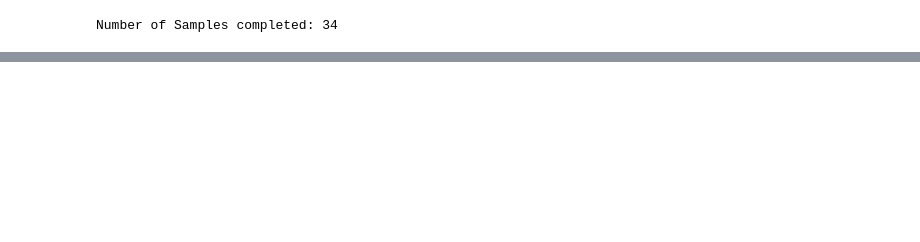
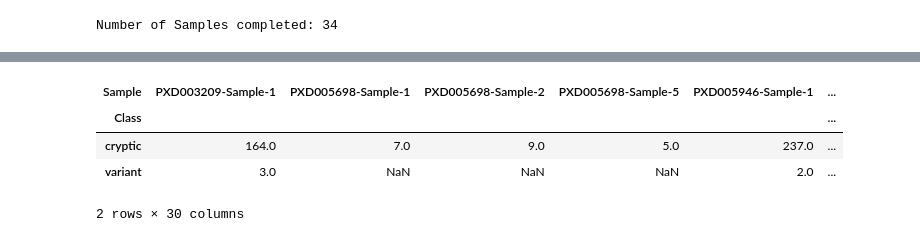
Before and after one commit to ypriverol/pgdb-manuscript, a Jupyter notebook: Peptide_analysis.ipynb, the cells around one changed output, grey strips where cells are left out. Saved outputs shown, nothing was run; the diff lists cells and outputs as text; code cells hidden in the pictures; blank space fills up the shorter version.

```diff
--- a/Peptide_analysis.ipynb
+++ b/Peptide_analysis.ipynb
@@ -95,0 +121,30 @@ targets.groupby('run').Sample.value_counts().unstack(0).plot.barh()
+# %%
+noncan_targets = targets[targets['Class'].str.contains(r"variant|cryptic")==True]
+noncan_seqs = list(set([rep(x) for x in noncan_targets['peptide'].tolist()]))
+# %%
+#get all canonical sequences from fasta
+allcan_seqs = []
+parsed_file = SeqIO.parse(canonical_proteins_fasta,"fasta")
+for record in parsed_file:
+    allcan_seqs.append(str(record.seq))
+allcan_seqs = list(set(allcan_seqs))
+# %%
+#get non-canonical peptides that are found in canonical proteins
+found_peps = []
+auto = ahocorasick.Automaton()
+for substr in noncan_seqs:
+    auto.add_word(substr, substr)
+auto.make_automaton()
+for astr in allcan_seqs:
+    for end_ind, found in auto.iter(astr):
+        found_peps.append(found)
+# %%
+noncan_targets = noncan_targets[noncan_targets['peptide'].apply(rep).isin(found_peps)==False]
+# %%
+noncan_targets.groupby('Sample').Class.value_counts().unstack(0)
+# %% [output]
+| Sample | PXD003209-Sample-1 | PXD005698-Sample-1 | PXD005698-Sample-2 | PXD005698-Sample-5 | PXD005946-Sample-1 | ... |
+| Class |  |  |  |  |  | ... |
+| cryptic | 164.0 | 7.0 | 9.0 | 5.0 | 237.0 | ... |
+| variant | 3.0 | NaN | NaN | NaN | 2.0 | ... |
+2 rows × 30 columns
```
Also changed, not shown: parts of 12 cells of this notebook, 2 other files.
